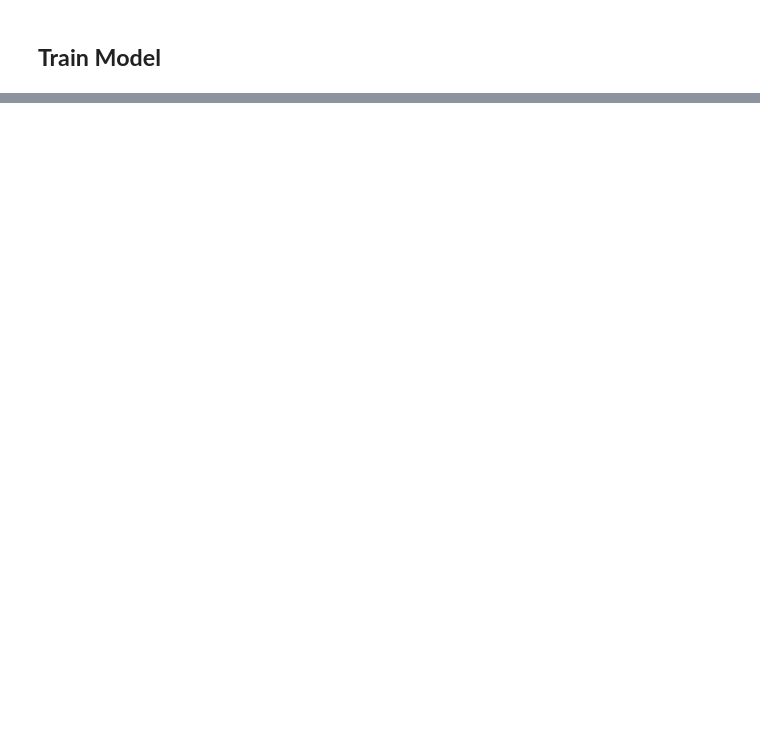
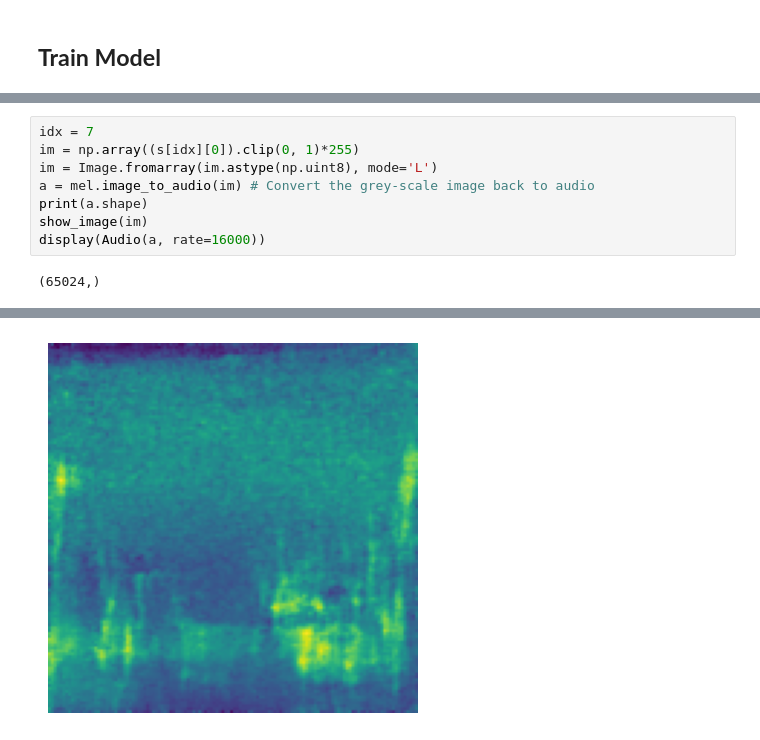
Before and after one commit to bachaudhry/foundations_to_stable_diffusion, a Jupyter notebook: simple_diffusion_audio_demo.ipynb, the cells around one changed output, grey strips where cells are left out. Drawn from its saved outputs; the diff is of its cells as text; blank space fills up the shorter version.

```diff
--- a/simple_diffusion_audio_demo.ipynb
+++ b/simple_diffusion_audio_demo.ipynb
@@ -273,0 +339,10 @@ Learner
+# %%
+idx = 7
+im = np.array((s[idx][0]).clip(0, 1)*255)
+im = Image.fromarray(im.astype(np.uint8), mode='L')
+a = mel.image_to_audio(im) # Convert the grey-scale image back to audio
+print(a.shape)
+show_image(im)
+display(Audio(a, rate=16000))
+# %% [output]
+(65024,)
@@ -273,0 +350 @@ Learner
+[figure, added]
```
Also changed, not shown: parts of 23 cells of this notebook.
